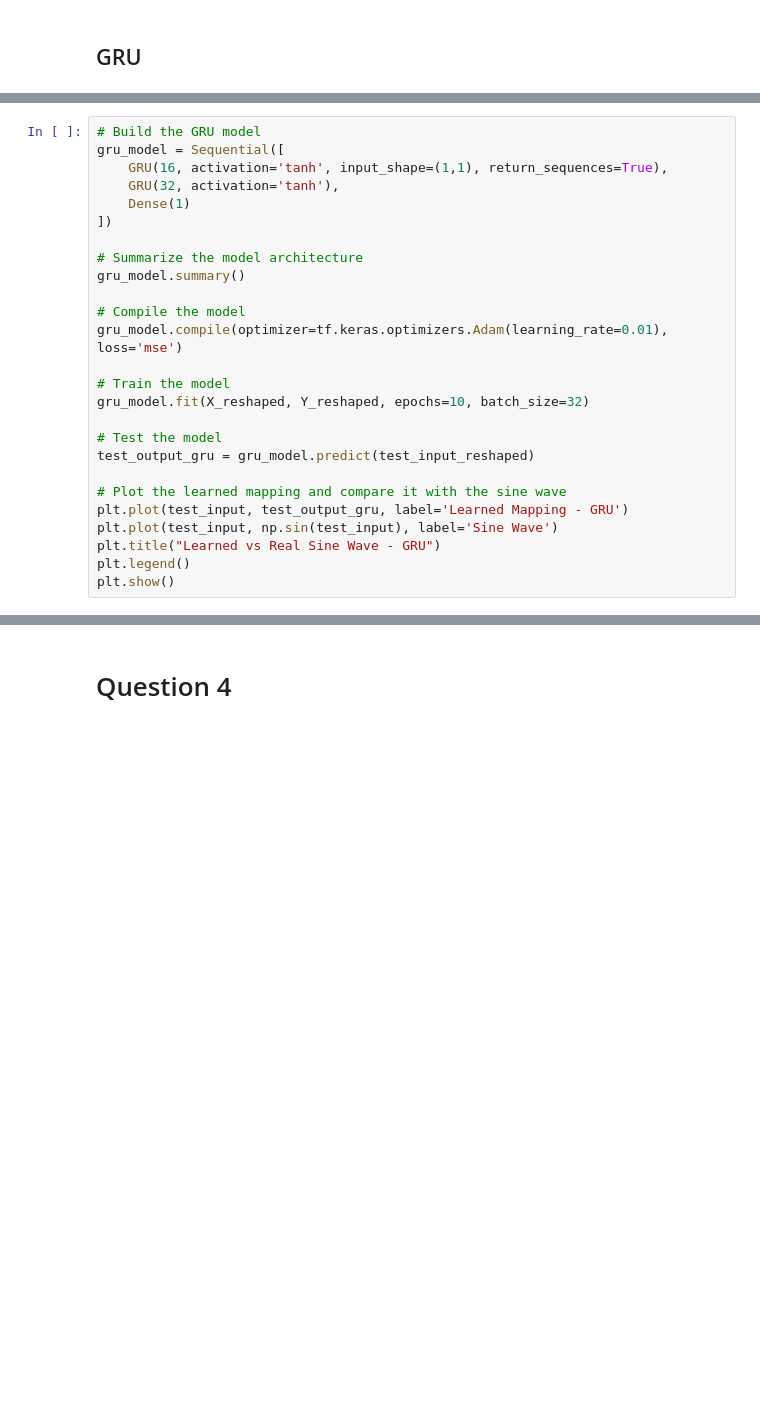
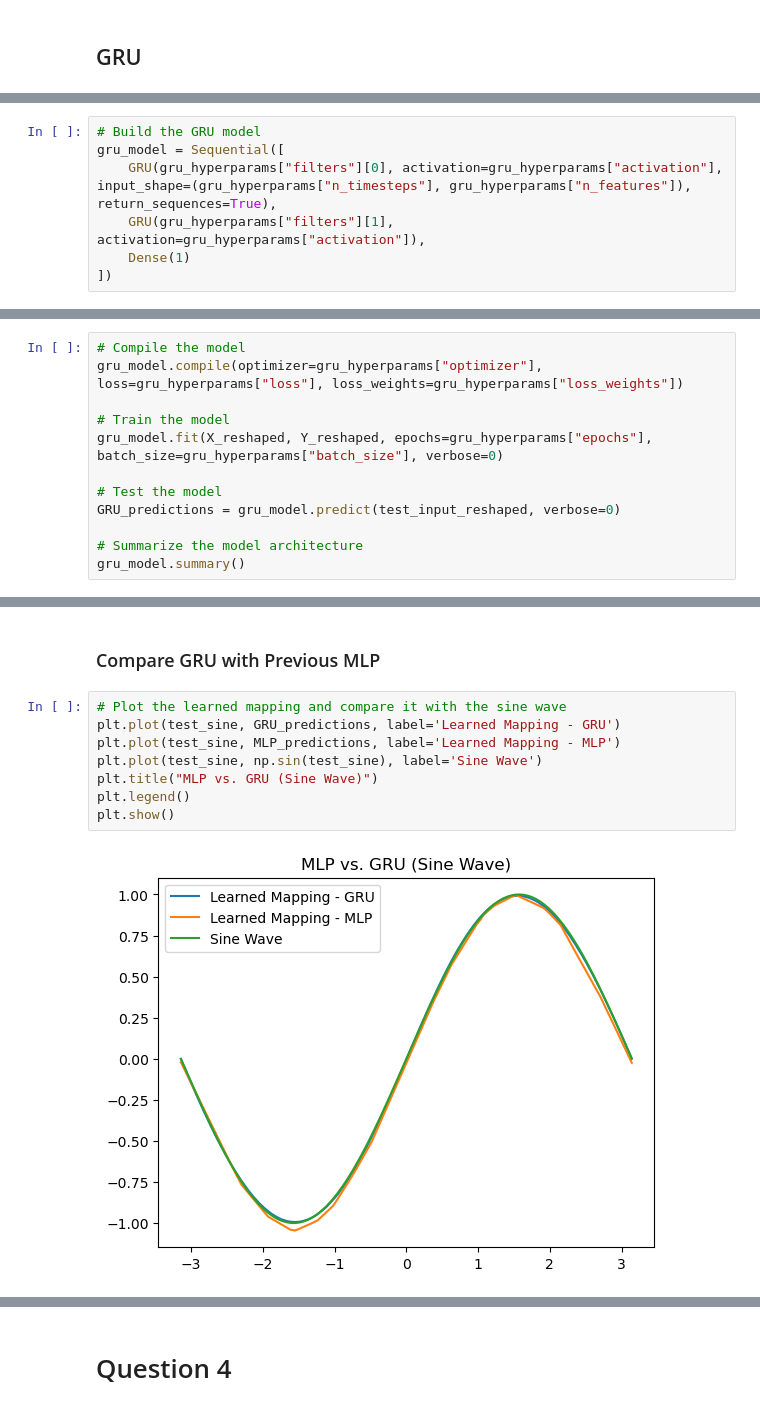
Before and after one commit to samswain2/MSiA-SQ, a Jupyter notebook: MSiA 432/01_homeworks/03_hw/03_hw.ipynb, the cells around one changed output, grey strips where cells are left out. Saved outputs shown, nothing was run; the diff lists cells and outputs as text; blank space fills up the shorter version.

```diff
--- a/MSiA 432/01_homeworks/03_hw/03_hw.ipynb
+++ b/MSiA 432/01_homeworks/03_hw/03_hw.ipynb
@@ -668,0 +674,7 @@ plt.show()
+# %%
+# Build the GRU model
+gru_model = Sequential([
+    GRU(gru_hyperparams["filters"][0], activation=gru_hyperparams["activation"], input_shape=(gru_hyperparams["n_timesteps"], gru_hyperparams["n_features"]), return_sequences=True),
+    GRU(gru_hyperparams["filters"][1], activation=gru_hyperparams["activation"]),
+    Dense(1)
+])
@@ -668,0 +691,12 @@ plt.show()
+# %%
+# Compile the model
+gru_model.compile(optimizer=gru_hyperparams["optimizer"], loss=gru_hyperparams["loss"], loss_weights=gru_hyperparams["loss_weights"])
+
+# Train the model
+gru_model.fit(X_reshaped, Y_reshaped, epochs=gru_hyperparams["epochs"], batch_size=gru_hyperparams["batch_size"], verbose=0)
+
+# Test the model
+GRU_predictions = gru_model.predict(test_input_reshaped, verbose=0)
+
+# Summarize the model architecture
+gru_model.summary()
@@ -669,26 +734,12 @@ plt.show()
+# %% [markdown]
+### Compare GRU with Previous MLP
 # %%
-# Build the GRU model
-gru_model = Sequential([
-    GRU(16, activation='tanh', input_shape=(1,1), return_sequences=True),
-    GRU(32, activation='tanh'),
-    Dense(1)
-])
-
-# Summarize the model architecture
-gru_model.summary()
-
-# Compile the model
-gru_model.compile(optimizer=tf.keras.optimizers.Adam(learning_rate=0.01), loss='mse')
-
-# Train the model
-gru_model.fit(X_reshaped, Y_reshaped, epochs=10, batch_size=32)
-
-# Test the model
-test_output_gru = gru_model.predict(test_input_reshaped)
-
 # Plot the learned mapping and compare it with the sine wave
-plt.plot(test_input, test_output_gru, label='Learned Mapping - GRU')
-plt.plot(test_input, np.sin(test_input), label='Sine Wave')
-plt.title("Learned vs Real Sine Wave - GRU")
+plt.plot(test_sine, GRU_predictions, label='Learned Mapping - GRU')
+plt.plot(test_sine, MLP_predictions, label='Learned Mapping - MLP')
+plt.plot(test_sine, np.sin(test_sine), label='Sine Wave')
+plt.title("MLP vs. GRU (Sine Wave)")
 plt.legend()
 plt.show()
+# %% [output]
+[figure, added]
```
Also changed, not shown: parts of 19 cells of this notebook.
